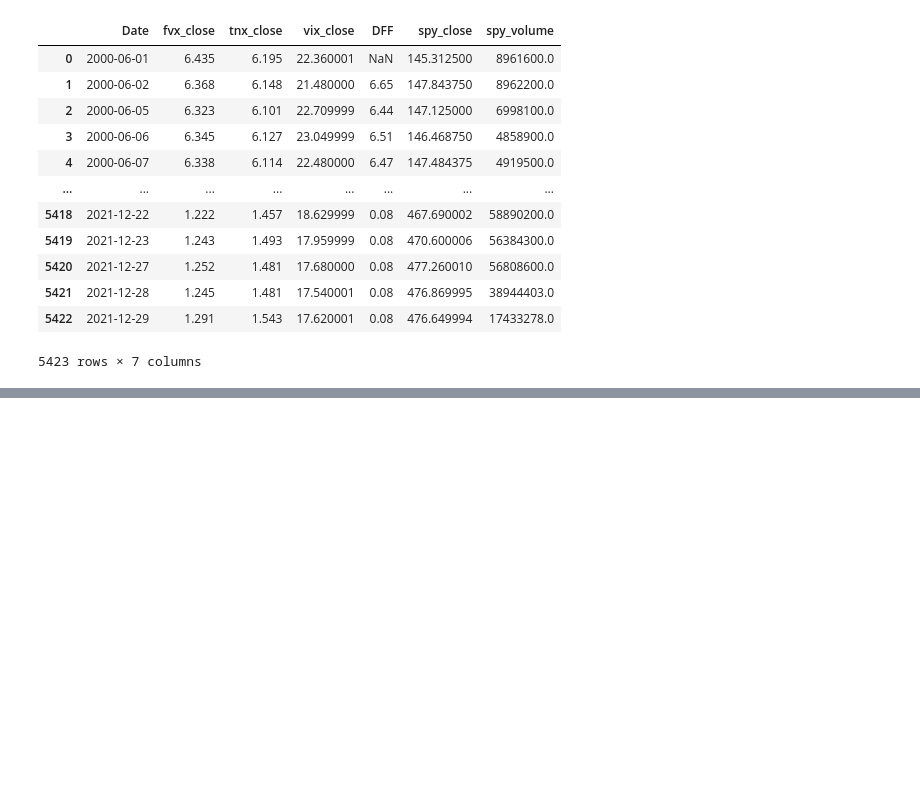
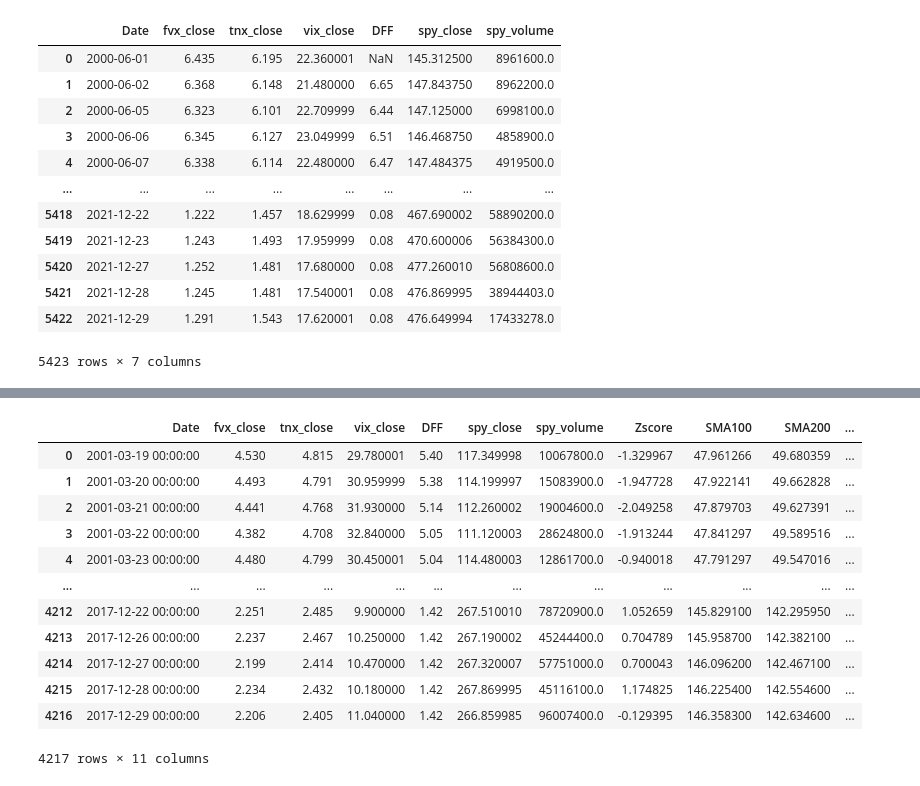
Before and after one commit to sking115422/RT_ETF_predictor, a Jupyter notebook: model_testing/process_data.ipynb, the cells around one changed output, grey strips where cells are left out. Saved outputs shown, nothing was run; the diff lists cells and outputs as text; code cells hidden in the pictures; blank space fills up the shorter version.

```diff
--- a/model_testing/process_data.ipynb
+++ b/model_testing/process_data.ipynb
@@ -350,4 +335,20 @@ inc = 0
 for each in test_list:
     each.to_csv(f'./p_data/{asset_pred_list [inc]}_test.csv')
     inc = inc + 1
+# %%
+train_list[0]
+# %% [output]
+|  | Date | fvx_close | tnx_close | vix_close | DFF | spy_close | spy_volume | Zscore | SMA100 | SMA200 | ... |
+| 0 | 2001-03-19 00:00:00 | 4.530 | 4.815 | 29.780001 | 5.40 | 117.349998 | 10067800.0 | -1.329967 | 47.961266 | 49.680359 | ... |
+| 1 | 2001-03-20 00:00:00 | 4.493 | 4.791 | 30.959999 | 5.38 | 114.199997 | 15083900.0 | -1.947728 | 47.922141 | 49.662828 | ... |
+| 2 | 2001-03-21 00:00:00 | 4.441 | 4.768 | 31.930000 | 5.14 | 112.260002 | 19004600.0 | -2.049258 | 47.879703 | 49.627391 | ... |
+| 3 | 2001-03-22 00:00:00 | 4.382 | 4.708 | 32.840000 | 5.05 | 111.120003 | 28624800.0 | -1.913244 | 47.841297 | 49.589516 | ... |
+| 4 | 2001-03-23 00:00:00 | 4.480 | 4.799 | 30.450001 | 5.04 | 114.480003 | 12861700.0 | -0.940018 | 47.791297 | 49.547016 | ... |
+| ... | ... | ... | ... | ... | ... | ... | ... | ... | ... | ... | ... |
+| 4212 | 2017-12-22 00:00:00 | 2.251 | 2.485 | 9.900000 | 1.42 | 267.510010 | 78720900.0 | 1.052659 | 145.829100 | 142.295950 | ... |
+| 4213 | 2017-12-26 00:00:00 | 2.237 | 2.467 | 10.250000 | 1.42 | 267.190002 | 45244400.0 | 0.704789 | 145.958700 | 142.382100 | ... |
+| 4214 | 2017-12-27 00:00:00 | 2.199 | 2.414 | 10.470000 | 1.42 | 267.320007 | 57751000.0 | 0.700043 | 146.096200 | 142.467100 | ... |
+| 4215 | 2017-12-28 00:00:00 | 2.234 | 2.432 | 10.180000 | 1.42 | 267.869995 | 45116100.0 | 1.174825 | 146.225400 | 142.554600 | ... |
+| 4216 | 2017-12-29 00:00:00 | 2.206 | 2.405 | 11.040000 | 1.42 | 266.859985 | 96007400.0 | -0.129395 | 146.358300 | 142.634600 | ... |
+4217 rows × 11 columns
 # %%
```
Also changed, not shown: parts of 7 cells of this notebook, 2 other files.
